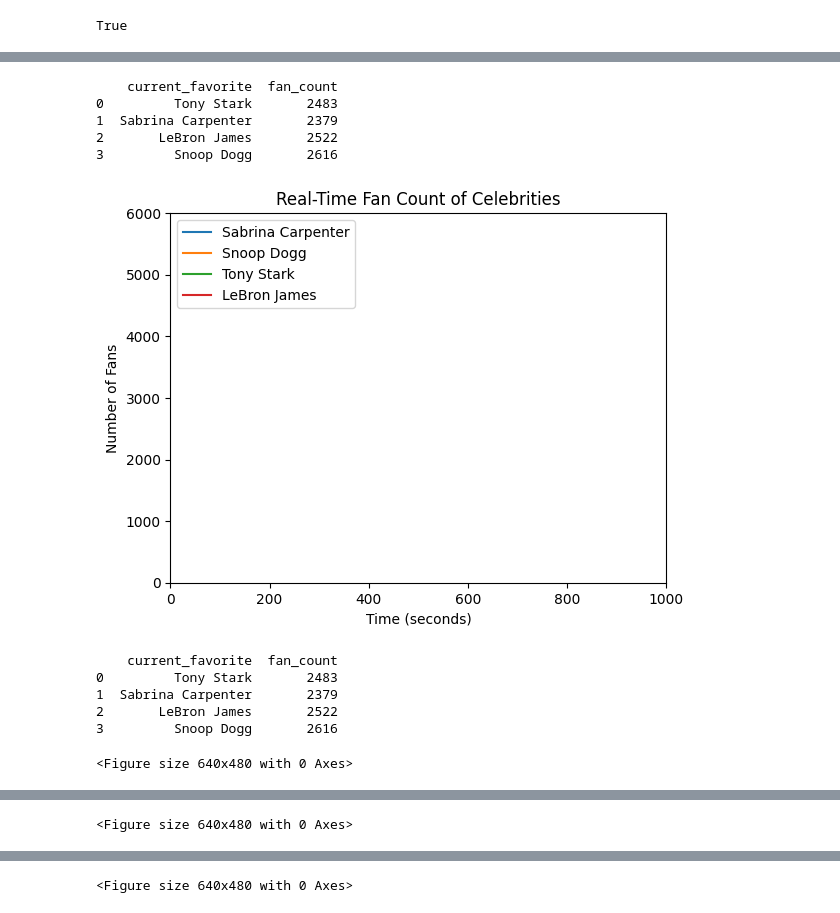
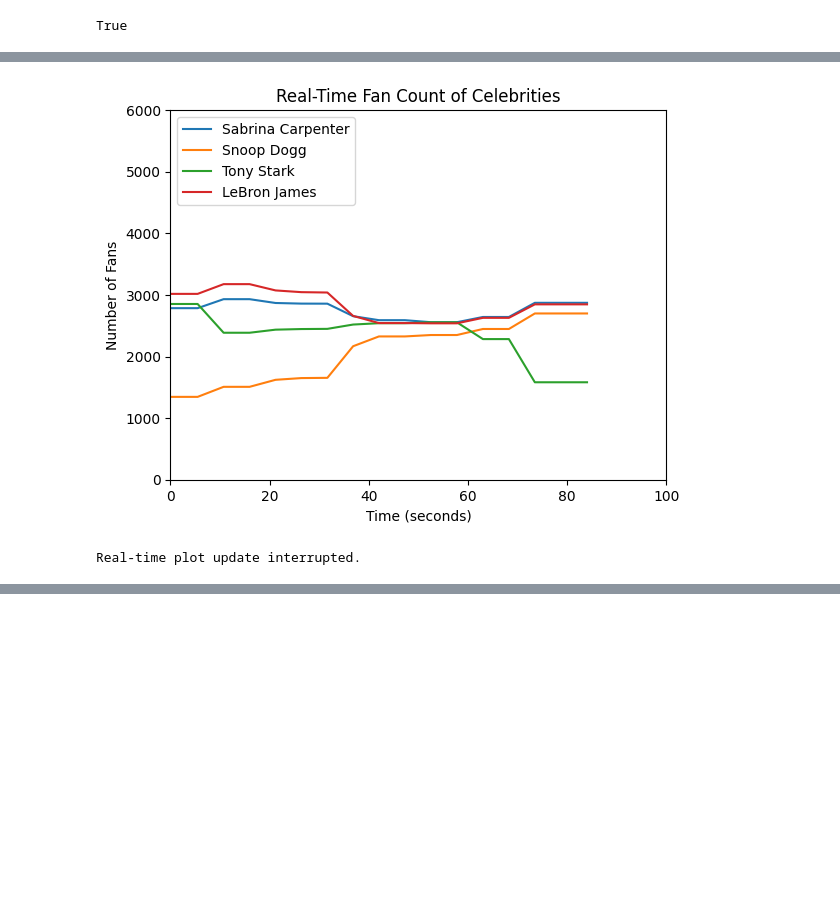
Before and after one commit to QueueTTP/CapStone, a Jupyter notebook: test.ipynb, the cells around one changed output, grey strips where cells are left out. Cells and saved outputs as stored; diff of their text form; code cells hidden in the pictures; blank space fills up the shorter version.

Commit message:
Don't push to main

```diff
--- a/test.ipynb
+++ b/test.ipynb
@@ -13,20 +16,28 @@ True
 # %%
+# Function to create a raw MySQL connection
+def create_connection():
+    connection = mysql.connector.connect(
+        host='localhost',
+        user='root',
+        password='zipcode123',
+        database='starmeter_sim'
+
+    )
+    return connection
 
 
-app = Flask(__name__)
-app.config['SQLALCHEMY_DATABASE_URI'] = os.getenv('DATABASE_URL')
-app.config['SQLALCHEMY_TRACK_MODIFICATIONS'] = False
-db.init_app(app)
 
-# Function to retrieve the fan count for each celebrity using SQLAlchemy
+# Function to retrieve the fan count for each celebrity
 def get_fan_counts():
-    # Query the database for fan counts grouped by current_favorite
-    fan_counts = db.session.query(
-        UserDynamicPreferences.current_favorite, db.func.count(UserDynamicPreferences.user_id).label('fan_count')
-    ).group_by(UserDynamicPreferences.current_favorite).all()
-
-    # Convert the results to a pandas DataFrame for easier manipulation
-    df = pd.DataFrame(fan_counts, columns=['current_favorite', 'fan_count'])
+    connection = create_connection()
+    query = """
+    SELECT current_favorite, COUNT(*) as fan_count
+    FROM user_dynamic_preferences
+    GROUP BY current_favorite;
+    """
+    # Use the raw MySQL connection to fetch the data
+    df = pd.read_sql(query, con=connection)
+    connection.close()
     return df
 
 # Function to display real-time updating line plot
@@ -46,58 +57,52 @@ def display_real_time_plot(refresh_interval=5):
     fan_counts_data = {celebrity: [] for celebrity in ['Sabrina Carpenter', 'Snoop Dogg', 'Tony Stark', 'LeBron James']}
 
     # Initialize empty plot lines for each celebrity
+    """
     lines = {}
     for celebrity in fan_counts_data.keys():
         lines[celebrity], = ax.plot([], [], label=celebrity)
 
     ax.legend(loc='upper left')
-
+"""
     try:
         start_time = time.time()
         while True:
             current_time = time.time() - start_time
             time_data.append(current_time)
 
-            # Fetch the latest fan counts using SQLAlchemy
+            # Fetch the latest fan counts
+
             df = get_fan_counts()
-
-            print(df)  # Debugging: Print the DataFrame to see if it updates
-
             for celebrity in fan_counts_data.keys():
-                # Check if the celebrity exists in the DataFrame, and sum the fan count
                 fan_count = df[df['current_favorite'] == celebrity]['fan_count'].sum() if not df[df['current_favorite'] == celebrity].empty else 0
                 fan_counts_data[celebrity].append(fan_count)
 
-                # Update the plot data without clearing it
-                lines[celebrity].set_data(time_data, fan_counts_data[celebrity])
+            clear_output(wait=True)
 
-            ax.relim()  # Recompute the limits based on the data
-            ax.autoscale_view()  # Rescale the view to include the new data
 
-            plt.draw()
+            ax.clear()
+            ax.set_xlabel('Time (seconds)')
+            ax.set_ylabel('Number of Fans')
+            ax.set_title('Real-Time Fan Count of Celebrities')
+            ax.set_ylim(0, 6000)
+            ax.set_xlim(0, 100)
+
+            for celebrity, fan_counts in fan_counts_data.items():
+                ax.plot(time_data, fan_counts, label=celebrity)
+            ax.legend(loc='upper left')
+            display(fig)
+
             plt.pause(0.1)
 
             time.sleep(refresh_interval)
     except KeyboardInterrupt:
         print("Real-time plot update interrupted.")
     finally:
         plt.ioff()
         plt.show()
 
 # Main script
-if __name__ == "__main__":
-    with app.app_context():  # Ensure Flask app context is available
-        display_real_time_plot(refresh_interval=5)  # Update every 5 seconds
+display_real_time_plot(refresh_interval=5)  # Update every 5 seconds
 # %% [output]
+[figure, new version]
-    current_favorite  fan_count
-0         Tony Stark       2483
-1  Sabrina Carpenter       2379
-2       LeBron James       2522
-3         Snoop Dogg       2616
+Real-time plot update interrupted.
-[figure, old version]
-    current_favorite  fan_count
-0         Tony Stark       2483
-1  Sabrina Carpenter       2379
-2       LeBron James       2522
-3         Snoop Dogg       2616
-<Figure size 640x480 with 0 Axes>
@@ -109 +108,0 @@ if __name__ == "__main__":
-<Figure size 640x480 with 0 Axes>
@@ -115 +108,0 @@ if __name__ == "__main__":
-<Figure size 640x480 with 0 Axes>
```
Also changed, not shown: parts of 4 cells of this notebook, 2 other files.
